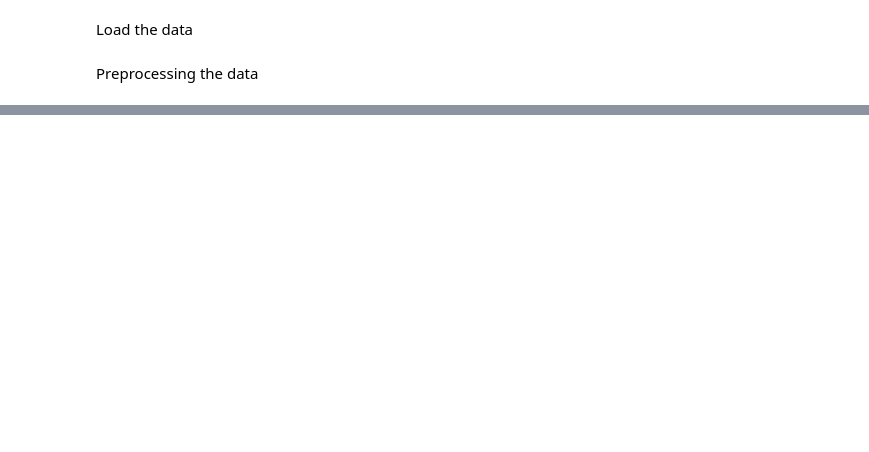
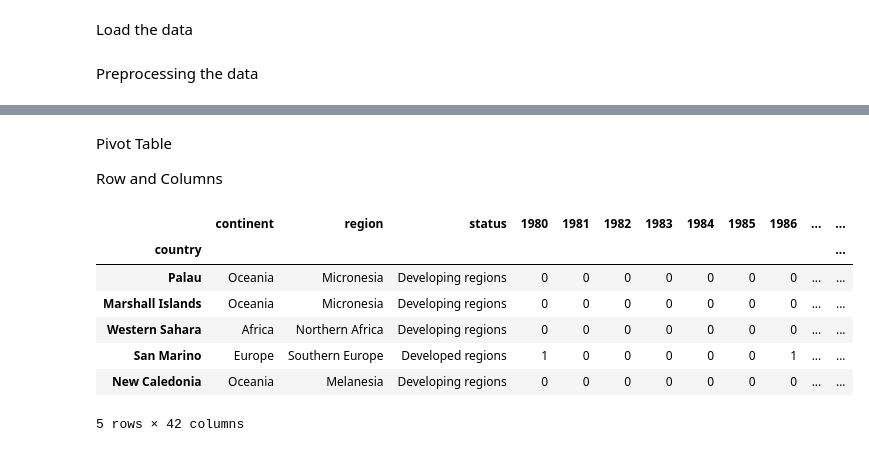
Before and after one commit to Ankitplayer/Ankit-Python-Data-Analytics, a Jupyter notebook: UI/pandas.ipynb, the cells around one changed output, grey strips where cells are left out. Drawn from its saved outputs; the diff is of its cells as text; code cells hidden in the pictures; blank space fills up the shorter version.

```diff
--- a/UI/pandas.ipynb
+++ b/UI/pandas.ipynb
@@ -82,0 +89,4 @@ ValueError: Mime type rendering requires nbformat>=4.2.0 but it is not installed
+# %% [markdown]
+Pivot Table
+
+Row and Columns
@@ -82,0 +102,15 @@ ValueError: Mime type rendering requires nbformat>=4.2.0 but it is not installed
+# %%
+df['80s'] = df[range(1980,1990)].sum(axis=1)
+df['90s'] = df[range(1990,2000)].sum(axis=1)
+df['2k'] = df[range(2000,2010)].sum(axis=1)
+df['2ks'] = df[range(2010,2014)].sum(axis=1)
+df.head()
+# %% [output]
+|  | continent | region | status | 1980 | 1981 | 1982 | 1983 | 1984 | 1985 | 1986 | ... | ... |
+| country |  |  |  |  |  |  |  |  |  |  |  | ... |
+| Palau | Oceania | Micronesia | Developing regions | 0 | 0 | 0 | 0 | 0 | 0 | 0 | ... | ... |
+| Marshall Islands | Oceania | Micronesia | Developing regions | 0 | 0 | 0 | 0 | 0 | 0 | 0 | ... | ... |
+| Western Sahara | Africa | Northern Africa | Developing regions | 0 | 0 | 0 | 0 | 0 | 0 | 0 | ... | ... |
+| San Marino | Europe | Southern Europe | Developed regions | 1 | 0 | 0 | 0 | 0 | 0 | 1 | ... | ... |
+| New Caledonia | Oceania | Melanesia | Developing regions | 0 | 0 | 0 | 0 | 0 | 0 | 0 | ... | ... |
+5 rows × 42 columns
```
Also changed, not shown: parts of 19 cells of this notebook.
